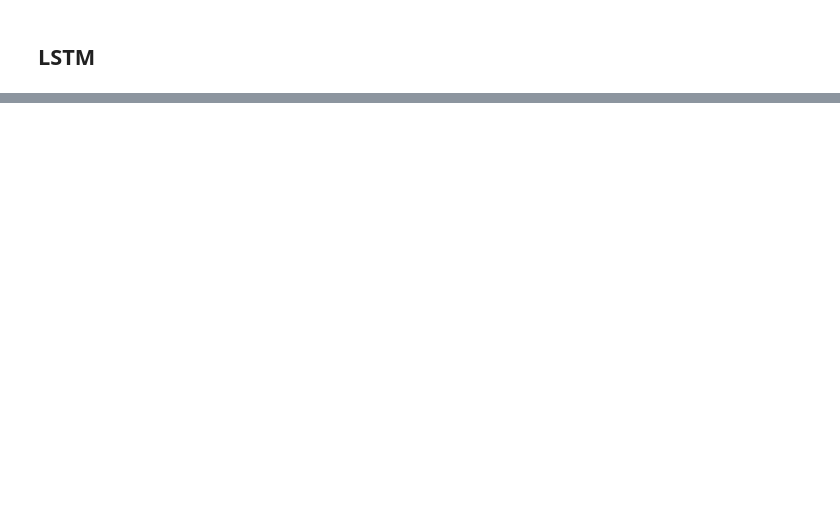
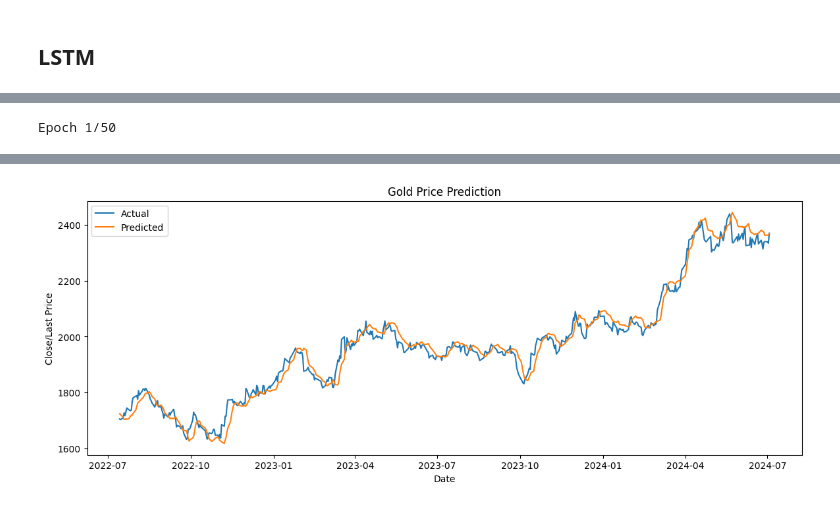
Before and after one commit to Vaquita-AI/Gold-Price-Prediction, a Jupyter notebook: Main.ipynb, the cells around one changed output, grey strips where cells are left out. Cells and saved outputs as stored; diff of their text form; code cells hidden in the pictures; blank space fills up the shorter version.

```diff
--- a/Main.ipynb
+++ b/Main.ipynb
@@ -1189,0 +850,79 @@ Training and evaluation completed.
+# %%
+import pandas as pd
+import numpy as np
+from sklearn.preprocessing import MinMaxScaler
+from sklearn.metrics import mean_squared_error, mean_absolute_error, r2_score
+import tensorflow as tf
+from tensorflow.keras.models import Sequential
+from tensorflow.keras.layers import LSTM, Dense, Dropout
+import matplotlib.pyplot as plt
+
+# Load the dataset
+df = pd.read_csv('goldstock.csv')
+
+# Parse dates and set the Date column as the index
+df['Date'] = pd.to_datetime(df['Date'], dayfirst=True)
+df.set_index('Date', inplace=True)
+
+# Sort the dataset by date
+df.sort_index(inplace=True)
+
+# Handle missing values
+df.dropna(inplace=True)
+
+# Train-test split
+train_size = int(len(df) * 0.8)
+train, test = df[:train_size], df[train_size:]
+
+features = ['Open']
+X_train = train[features]
+y_train = train['Close/Last']
+X_test = test[features]
+y_test = test['Close/Last']
+
+# Data scaling
+scaler_X = MinMaxScaler()
+scaler_y = MinMaxScaler()
+
+X_train_scaled = scaler_X.fit_transform(X_train)
+X_test_scaled = scaler_X.transform(X_test)
+y_train_scaled = scaler_y.fit_transform(y_train.values.reshape(-1, 1))
+y_test_scaled = scaler_y.transform(y_test.values.reshape(-1, 1))
+
+# Create sequences
+def create_sequences(X, y, time_steps=1):
+    Xs, ys = [], []
+    for i in range(len(X) - time_steps):
+        Xs.append(X[i:(i + time_steps)])
+        ys.append(y[i + time_steps])
+    return np.array(Xs), np.array(ys)
+
+time_steps = 10
+X_train_seq, y_train_seq = create_sequences(X_train_scaled, y_train_scaled, time_steps)
+X_test_seq, y_test_seq = create_sequences(X_test_scaled, y_test_scaled, time_steps)
+
+# Build the LSTM model
+model = Sequential()
+model.add(LSTM(50, return_sequences=True, input_shape=(time_steps, X_train_seq.shape[2])))
+model.add(LSTM(50, return_sequences=False))
+model.add(Dropout(0.2))
+model.add(Dense(25))
+model.add(Dense(1))
+
+model.compile(optimizer='adam', loss='mean_squared_error')
+
+# Train the model
+history = model.fit(X_train_seq, y_train_seq, epochs=50, batch_size=32, validation_split=0.2, shuffle=False)
+
+# Make predictions
+y_pred_scaled = model.predict(X_test_seq)
+y_pred = scaler_y.inverse_transform(y_pred_scaled)
+
+# Evaluate the model
+y_test_actual = scaler_y.inverse_transform(y_test_seq)
+
+mse = mean_squared_error(y_test_actual, y_pred)
+mae = mean_absolute_error(y_test_actual, y_pred)
+r2 = r2_score(y_test_actual, y_pred)
+# %% [output]
+Epoch 1/50
@@ -1189,0 +946 @@ Training and evaluation completed.
+[figure, added]
```
Also changed, not shown: parts of 34 cells of this notebook.
